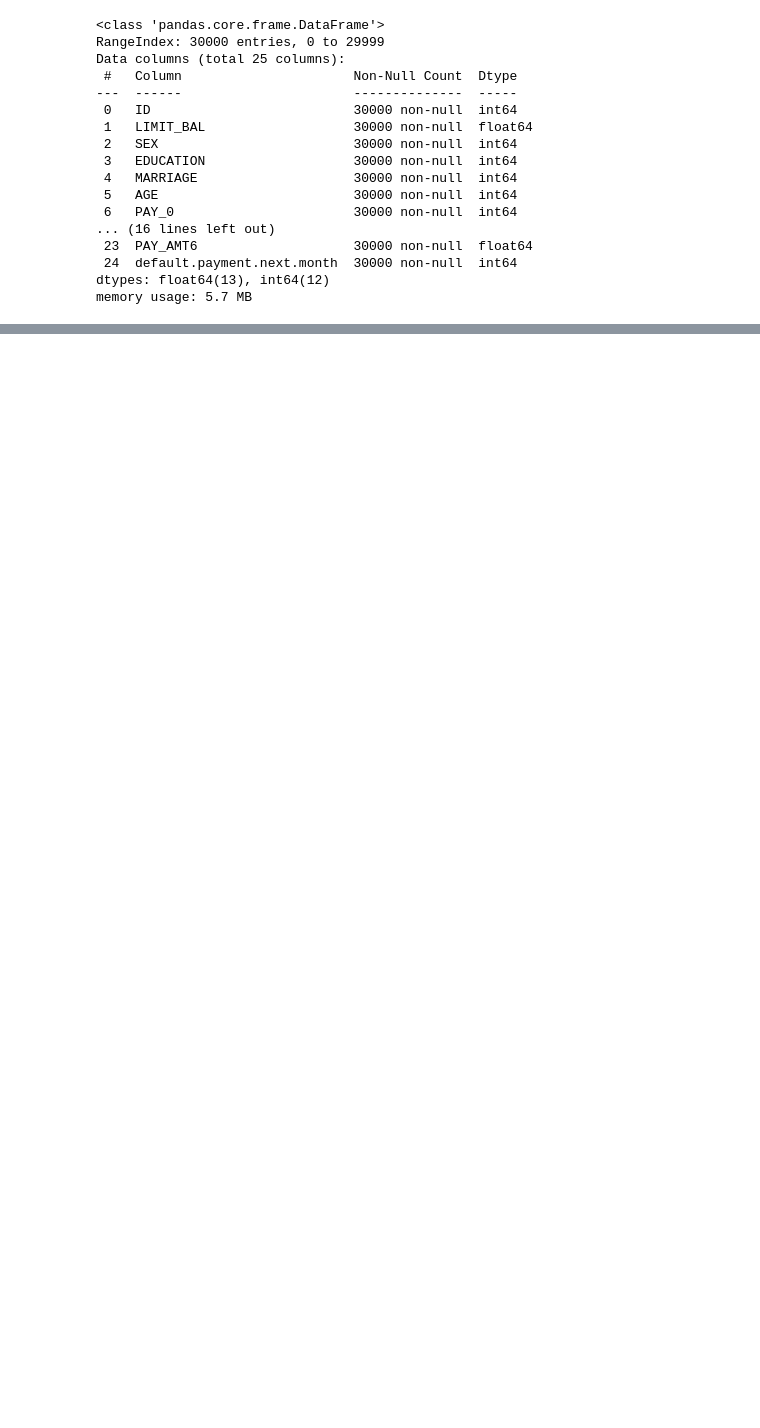
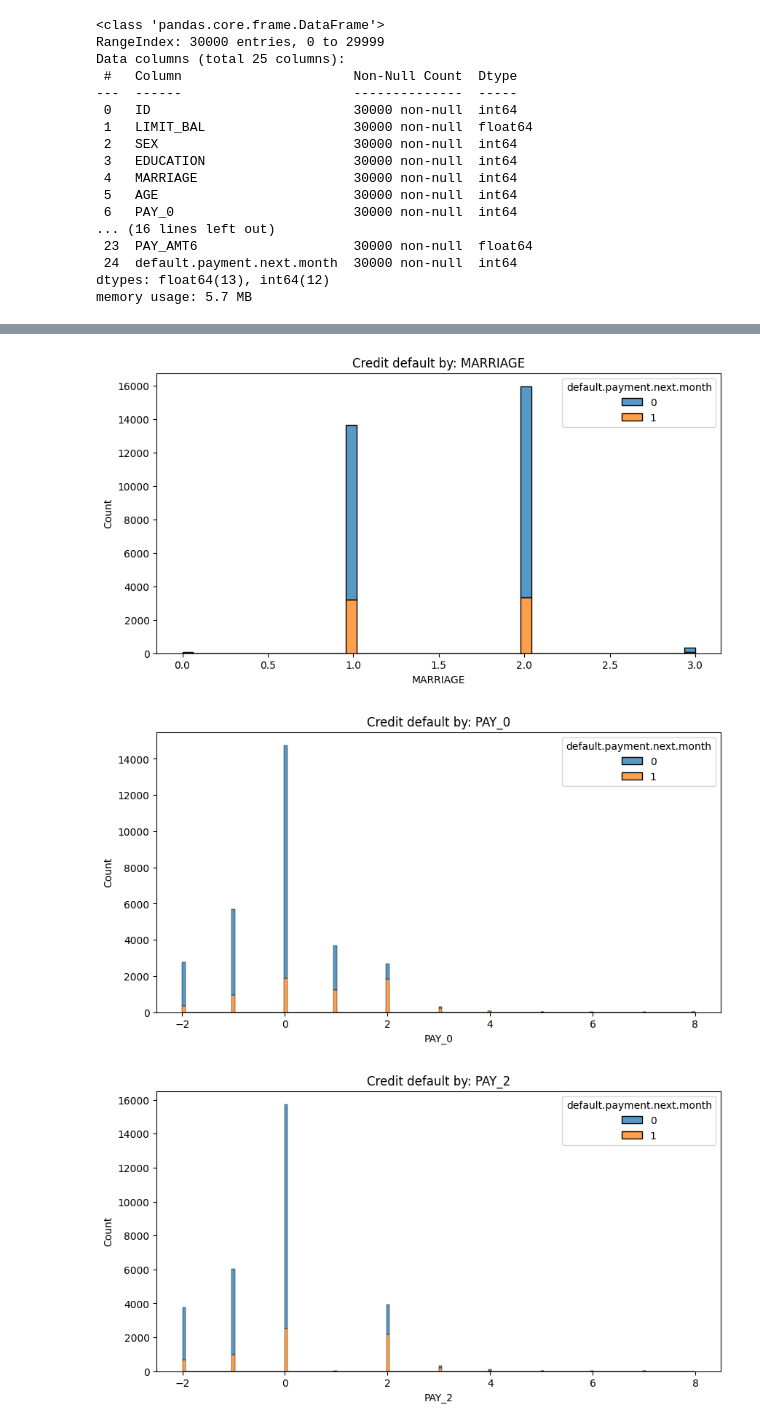
Before and after one commit to shaloy-lewis/credit-card-default-prediction, a Jupyter notebook: experiment/experiments.ipynb, the cells around one changed output, grey strips where cells are left out. Drawn from its saved outputs; the diff is of its cells as text; code cells hidden in the pictures; blank space fills up the shorter version.

```diff
--- a/experiment/experiments.ipynb
+++ b/experiment/experiments.ipynb
@@ -40,0 +221,10 @@ memory usage: 5.7 MB
+# %%
+for i in categorical_features + binary_categorical_features + ordinal_categorical_features:
+  plt.figure(figsize=(10,5))
+  sns.histplot(x=i, hue=target_feature[0], data=df, stat="count", multiple="stack")
+  plt.title('Credit default by: '+i)
+  plt.show()
+# %% [output]
+[figure, added]
+[figure, added]
+[figure, added]
```
Also changed, not shown: parts of 32 cells of this notebook.
